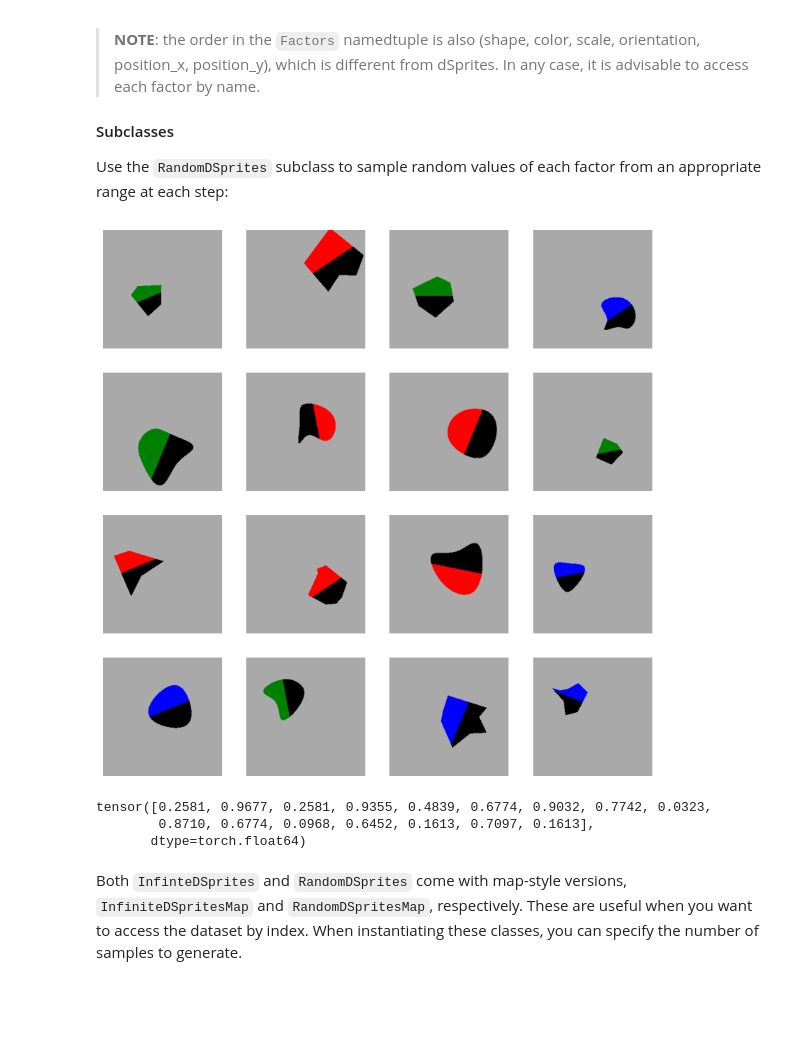
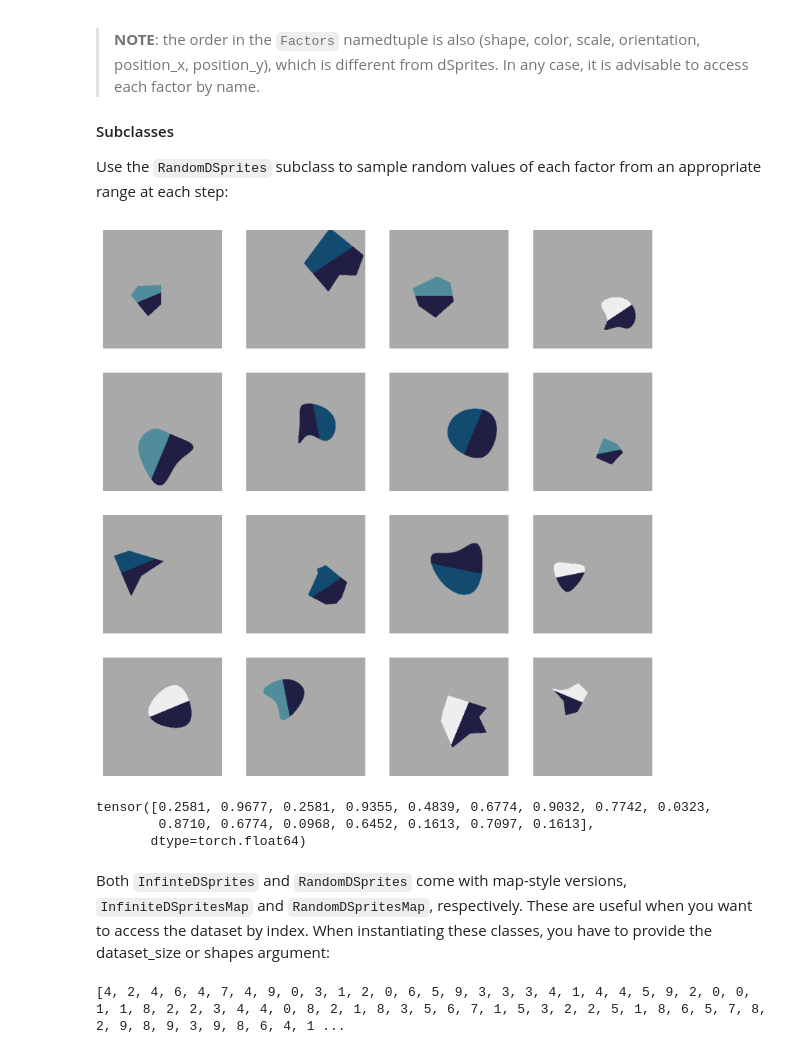
Before and after one commit to sbdzdz/idsprites, a Jupyter notebook: examples/infinite_dsprites.ipynb, the cells around one changed output. Drawn from its saved outputs; the diff is of its cells as text; code cells hidden in the pictures; blank space fills up the shorter version.

```diff
--- a/examples/infinite_dsprites.ipynb
+++ b/examples/infinite_dsprites.ipynb
@@ -61,15 +65,15 @@ By default, the resulting images will be an exhaustive product of these ranges i
 Use the `RandomDSprites` subclass to sample random values of each factor from an appropriate range at each step:
 # %%
 np.random.seed(0)
-dataset = ids.RandomDSprites(img_size=256, color_range=["red", "green", "blue"])
+dataset = ids.RandomDSprites(img_size=256, color_range=["#134B70", "#508C9B", "#EEEEEE"], orientation_marker_color="#201E43")
 dataloader = DataLoader(dataset, batch_size=16)
 batch_img, factors = next(iter(dataloader))
 draw_batch(batch_img, save=False, show=True)
 print(factors.position_x)
 # %% [output]
-[figure, old version]
+[figure, new version]
 tensor([0.2581, 0.9677, 0.2581, 0.9355, 0.4839, 0.6774, 0.9032, 0.7742, 0.0323,
         0.8710, 0.6774, 0.0968, 0.6452, 0.1613, 0.7097, 0.1613],
        dtype=torch.float64)
 # %% [markdown]
-Both `InfinteDSprites` and `RandomDSprites` come with map-style versions, `InfiniteDSpritesMap` and `RandomDSpritesMap`, respectively. These are useful when you want to access the dataset by index. When instantiating these classes, you can specify the number of samples to generate.
+Both `InfinteDSprites` and `RandomDSprites` come with map-style versions, `InfiniteDSpritesMap` and `RandomDSpritesMap`, respectively. These are useful when you want to access the dataset by index. When instantiating these classes, you have to provide the dataset_size or shapes argument:
@@ -77,0 +80,18 @@ dataset = ids.InfiniteDSpritesMap()
+# %%
+resolution = 4
+
+generate_shape = ids.InfiniteDSprites().generate_shape
+shapes = [generate_shape() for _ in range(10)]
+
+dataset = ids.RandomDSpritesMap(
+    dataset_size=1000,
+    shapes=shapes,
+    scale_range= np.linspace(0.4, 0.8, resolution),
+    orientation_range= np.linspace(0, np.pi, resolution),
+    position_x_range= np.linspace(0, 1, resolution),
+    position_y_range= np.linspace(0, 1, resolution),
+)
+print(dataset.targets)
+batch_img = dataset.data
+# %% [output]
+[4, 2, 4, 6, 4, 7, 4, 9, 0, 3, 1, 2, 0, 6, 5, 9, 3, 3, 3, 4, 1, 4, 4, 5, 9, 2, 0, 0, 1, 1, 8, 2, 2, 3, 4, 4, 0, 8, 2, 1, 8, 3, 5, 6, 7, 1, 5, 3, 2, 2, 5, 1, 8, 6, 5, 7, 8, 2, 9, 8, 9, 3, 9, 8, 6, 4, 1 ...
```
Also changed, not shown: parts of 3 cells of this notebook.
